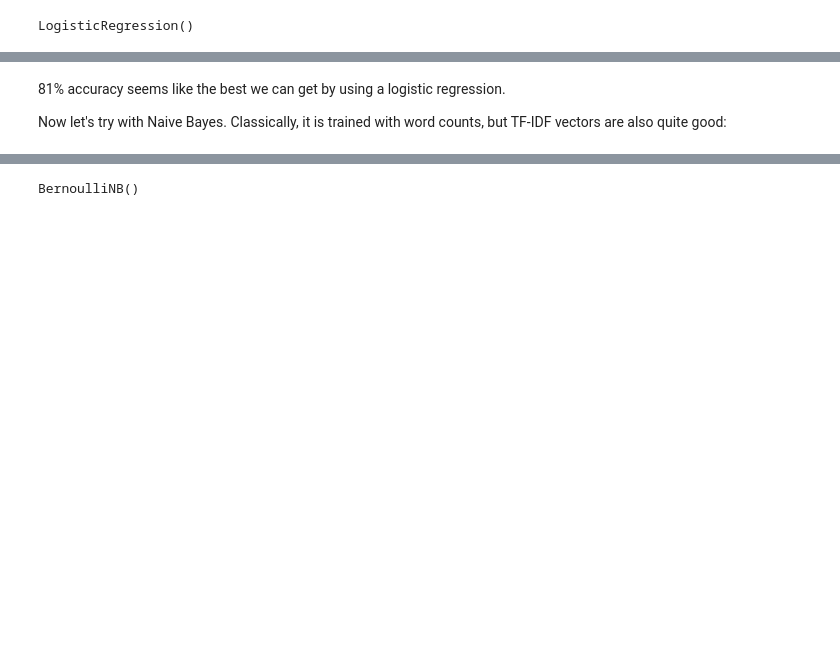
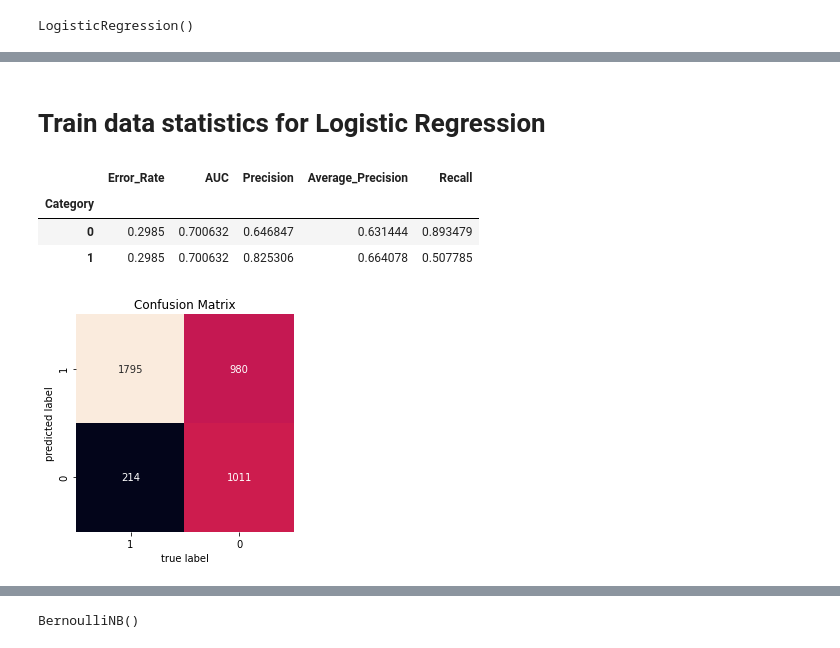
Before and after one commit to k-partha/Content-Analysis-Notebooks, a Jupyter notebook: week-4/Partha_Kadambi_HW_Classification.ipynb, the cells around one changed output, grey strips where cells are left out. Saved outputs shown, nothing was run; the diff lists cells and outputs as text; code cells hidden in the pictures; blank space fills up the shorter version.

```diff
--- a/week-4/Partha_Kadambi_HW_Classification.ipynb
+++ b/week-4/Partha_Kadambi_HW_Classification.ipynb
@@ -949,5 +1173,5 @@ The result is a model retaining only the most individually significant features.
 # %%
-logistic_l1= sklearn.linear_model.LogisticRegression(penalty='l2')
+logistic_l1= sklearn.linear_model.LogisticRegression(solver = 'liblinear', penalty='l1')
 logistic_l1.fit(np.stack(train_data_df['vect'], axis=0), train_data_df['category'])
 print(logistic_l1.score(np.stack(train_data_df['vect'], axis=0), train_data_df['category']))
 # %% [output]
@@ -961,4 +1185,13 @@ print(logistic_l1.score(np.stack(test_data_df['vect'], axis=0), test_data_df['ca
-# %% [markdown]
-81% accuracy seems like the best we can get by using a logistic regression.
-
-Now let's try with Naive Bayes. Classically, it is trained with word counts, but TF-IDF vectors are also quite good:
+# %% [markdown]
+# Train data statistics for Logistic Regression
+# %%
+lucem_illud_2020.evaluateClassifier(logistic_l1, train_data_df)
+# %% [output]
+|  | Error_Rate | AUC | Precision | Average_Precision | Recall |
+| Category |  |  |  |  |  |
+| 0 | 0.2985 | 0.700632 | 0.646847 | 0.631444 | 0.893479 |
+| 1 | 0.2985 | 0.700632 | 0.825306 | 0.664078 | 0.507785 |
+# %%
+lucem_illud_2020.plotConfusionMatrix(logistic_l1, train_data_df)
+# %% [output]
+[figure, added]
```
Also changed, not shown: parts of 187 cells of this notebook.
